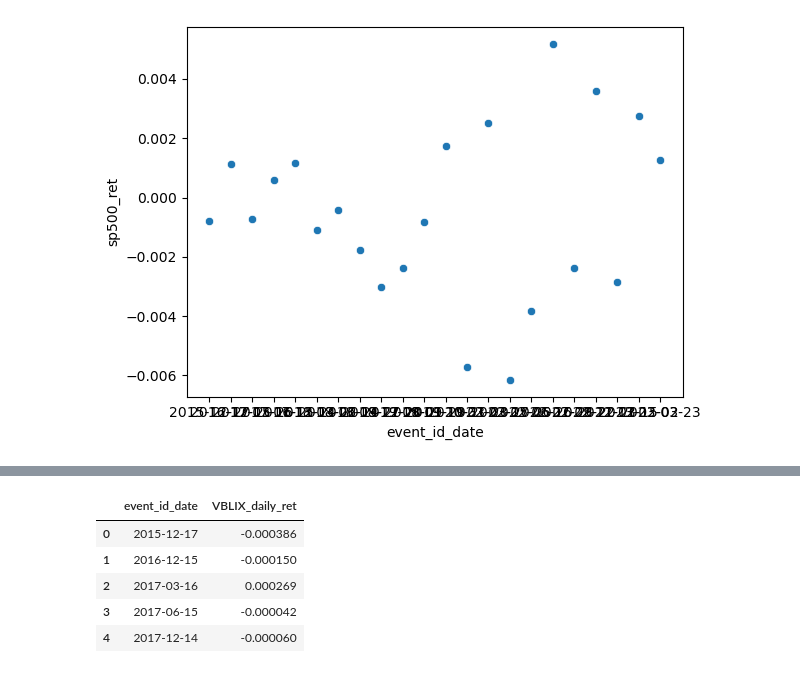
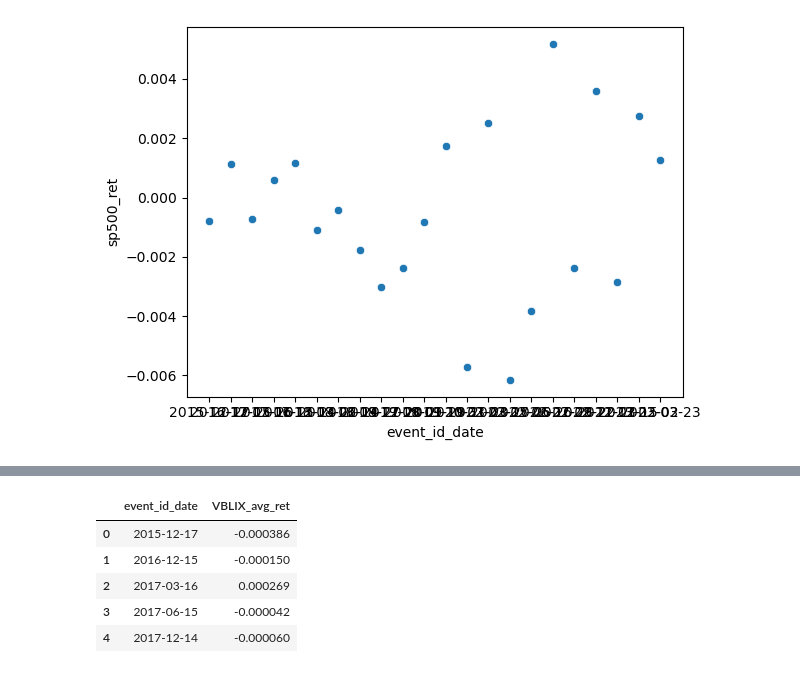
Before and after one commit to mab923/finalteamproject, a Jupyter notebook: Final_Project.ipynb, the cells around one changed output, grey strips where cells are left out. Cells and saved outputs as stored; diff of their text form; code cells hidden in the pictures.

```diff
--- a/Final_Project.ipynb
+++ b/Final_Project.ipynb
@@ -484,9 +475,9 @@ ValueError: Could not interpret value `VBIRX_avg_ret` for parameter `y`
 # %%
 sp_VBLIX_sum = event_time_rets.groupby('event_id_date', as_index=False)['VBLIX_daily_ret'].mean()
-sp_VBLIX_sum.rename(columns = {'VBLIX_daily_ret': 'VBLIX_avg_ret'})
-sp_VBLIX_sum.head(5)
+VBLIX_ret_sum = sp_VBLIX_sum.rename(columns = {'VBLIX_daily_ret': 'VBLIX_avg_ret'})
+VBLIX_ret_sum.head()
 # %% [output]
-|  | event_id_date | VBLIX_daily_ret |
+|  | event_id_date | VBLIX_avg_ret |
 | 0 | 2015-12-17 | -0.000386 |
 | 1 | 2016-12-15 | -0.000150 |
 | 2 | 2017-03-16 | 0.000269 |
```
Also changed, not shown: parts of 5 cells of this notebook.
